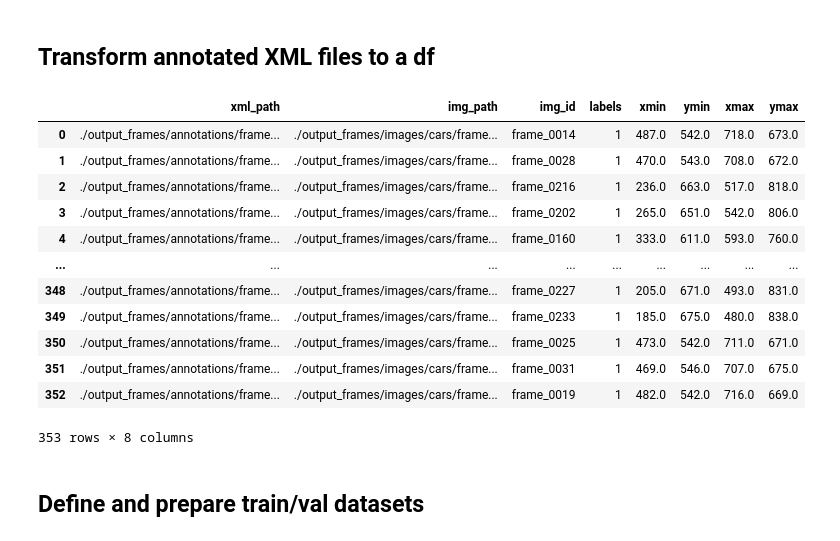
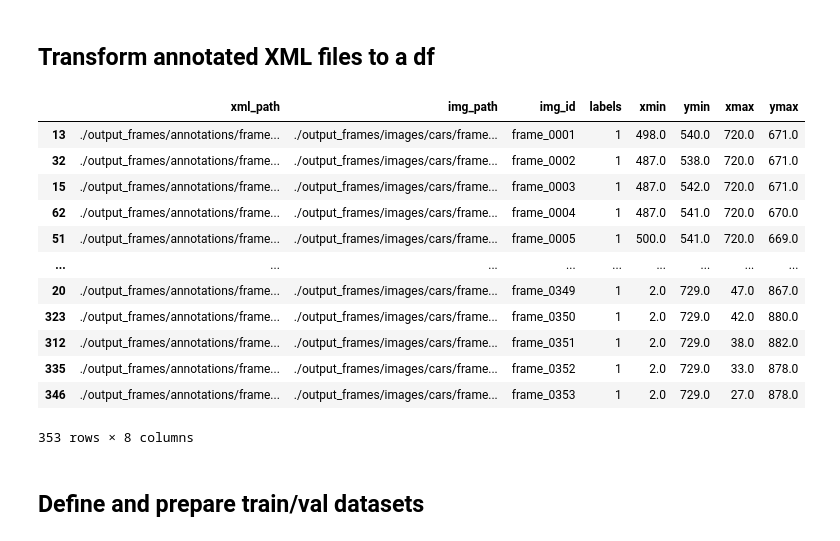
Before and after one commit to chriztopherton/DATA255, a Jupyter notebook: HW4/DATA255_HW4_Ton_Christopher.ipynb, the cells around one changed output. Saved outputs shown, nothing was run; the diff lists cells and outputs as text; code cells hidden in the pictures.

```diff
--- a/HW4/DATA255_HW4_Ton_Christopher.ipynb
+++ b/HW4/DATA255_HW4_Ton_Christopher.ipynb
@@ -209,20 +212,20 @@ df[['xmin','ymin','xmax','ymax']]=np.stack([df['boxes'][i].astype('float') for i
 
 df.drop(columns=['boxes','names'], inplace=True)
 # %%
-df
+df.sort_values('img_id')
 # %% [output]
 |  | xml_path | img_path | img_id | labels | xmin | ymin | xmax | ymax |
-| 0 | ./output_frames/annotations/frame... | ./output_frames/images/cars/frame... | frame_0014 | 1 | 487.0 | 542.0 | 718.0 | 673.0 |
-| 1 | ./output_frames/annotations/frame... | ./output_frames/images/cars/frame... | frame_0028 | 1 | 470.0 | 543.0 | 708.0 | 672.0 |
-| 2 | ./output_frames/annotations/frame... | ./output_frames/images/cars/frame... | frame_0216 | 1 | 236.0 | 663.0 | 517.0 | 818.0 |
-| 3 | ./output_frames/annotations/frame... | ./output_frames/images/cars/frame... | frame_0202 | 1 | 265.0 | 651.0 | 542.0 | 806.0 |
-| 4 | ./output_frames/annotations/frame... | ./output_frames/images/cars/frame... | frame_0160 | 1 | 333.0 | 611.0 | 593.0 | 760.0 |
+| 13 | ./output_frames/annotations/frame... | ./output_frames/images/cars/frame... | frame_0001 | 1 | 498.0 | 540.0 | 720.0 | 671.0 |
+| 32 | ./output_frames/annotations/frame... | ./output_frames/images/cars/frame... | frame_0002 | 1 | 487.0 | 538.0 | 720.0 | 671.0 |
+| 15 | ./output_frames/annotations/frame... | ./output_frames/images/cars/frame... | frame_0003 | 1 | 487.0 | 542.0 | 720.0 | 671.0 |
+| 62 | ./output_frames/annotations/frame... | ./output_frames/images/cars/frame... | frame_0004 | 1 | 487.0 | 541.0 | 720.0 | 670.0 |
+| 51 | ./output_frames/annotations/frame... | ./output_frames/images/cars/frame... | frame_0005 | 1 | 500.0 | 541.0 | 720.0 | 669.0 |
 | ... | ... | ... | ... | ... | ... | ... | ... | ... |
-| 348 | ./output_frames/annotations/frame... | ./output_frames/images/cars/frame... | frame_0227 | 1 | 205.0 | 671.0 | 493.0 | 831.0 |
-| 349 | ./output_frames/annotations/frame... | ./output_frames/images/cars/frame... | frame_0233 | 1 | 185.0 | 675.0 | 480.0 | 838.0 |
-| 350 | ./output_frames/annotations/frame... | ./output_frames/images/cars/frame... | frame_0025 | 1 | 473.0 | 542.0 | 711.0 | 671.0 |
-| 351 | ./output_frames/annotations/frame... | ./output_frames/images/cars/frame... | frame_0031 | 1 | 469.0 | 546.0 | 707.0 | 675.0 |
-| 352 | ./output_frames/annotations/frame... | ./output_frames/images/cars/frame... | frame_0019 | 1 | 482.0 | 542.0 | 716.0 | 669.0 |
+| 20 | ./output_frames/annotations/frame... | ./output_frames/images/cars/frame... | frame_0349 | 1 | 2.0 | 729.0 | 47.0 | 867.0 |
+| 323 | ./output_frames/annotations/frame... | ./output_frames/images/cars/frame... | frame_0350 | 1 | 2.0 | 729.0 | 42.0 | 880.0 |
+| 312 | ./output_frames/annotations/frame... | ./output_frames/images/cars/frame... | frame_0351 | 1 | 2.0 | 729.0 | 38.0 | 882.0 |
+| 335 | ./output_frames/annotations/frame... | ./output_frames/images/cars/frame... | frame_0352 | 1 | 2.0 | 729.0 | 33.0 | 878.0 |
+| 346 | ./output_frames/annotations/frame... | ./output_frames/images/cars/frame... | frame_0353 | 1 | 2.0 | 729.0 | 27.0 | 878.0 |
 353 rows × 8 columns
 # %%
 # make dictionary for class objects so we can call objects by their keys.
```
Also changed, not shown: parts of 31 cells of this notebook.
